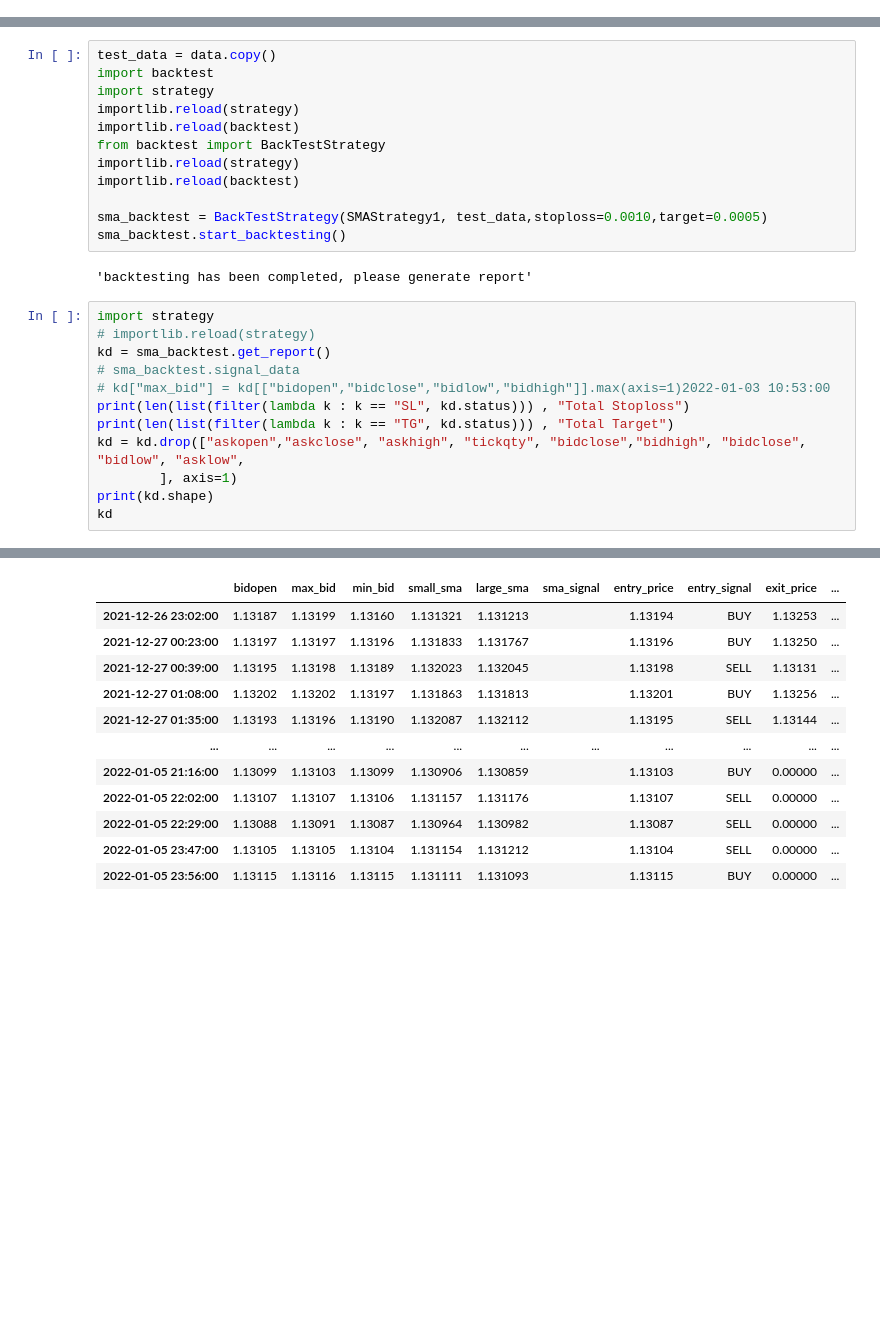
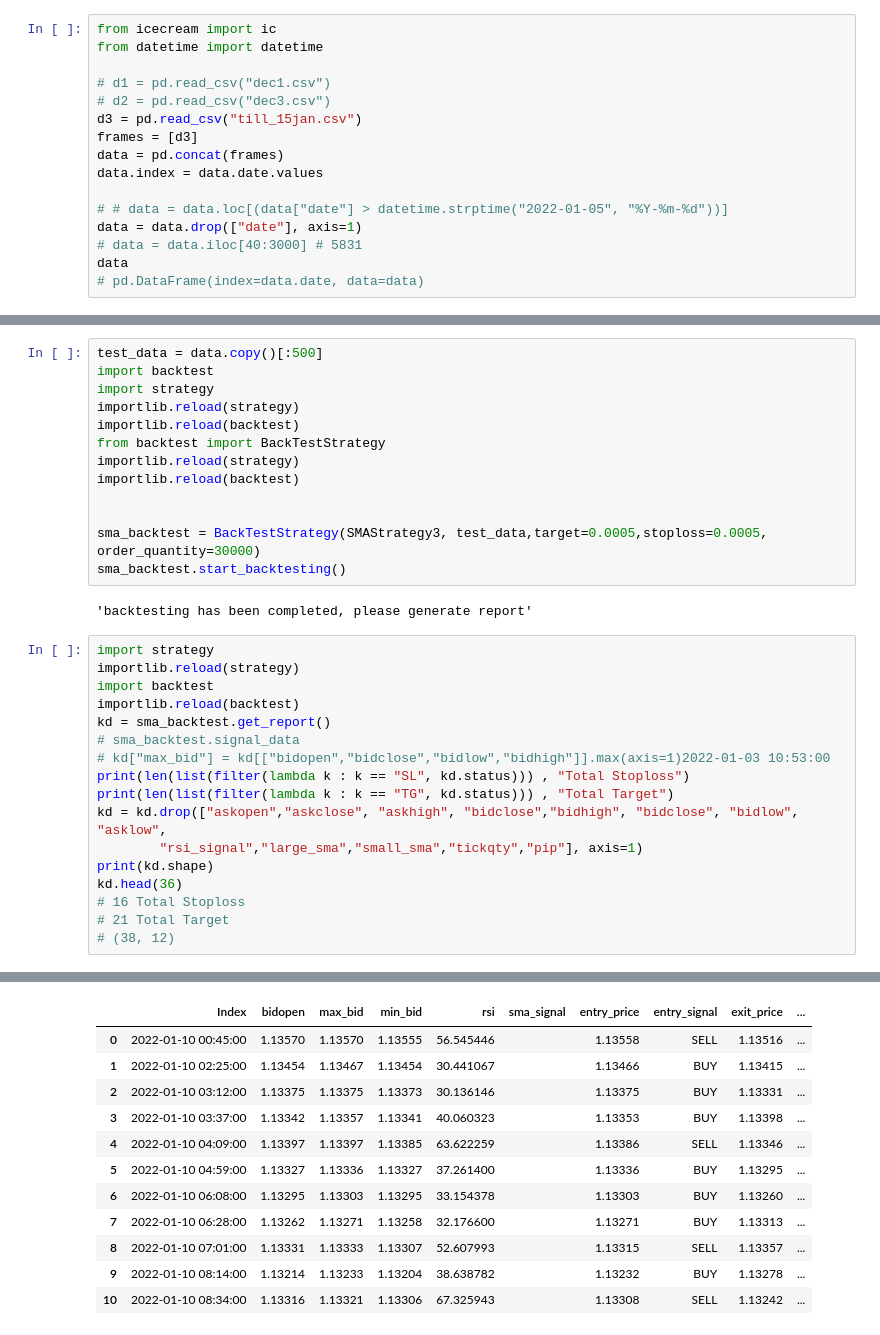
Before and after one commit to sonupal129/affinity, a Jupyter notebook: algo_test.ipynb, the cells around one changed output, grey strips where cells are left out. Saved outputs shown, nothing was run; the diff lists cells and outputs as text; blank space fills up the shorter version.

Commit message:
added new code to the backtsting, modified current logic for exit strategy in backtesting and added option to add custom exit strategy in backtesting to get more refined result

```diff
--- a/algo_test.ipynb
+++ b/algo_test.ipynb
@@ -36,3 +40,19 @@ def arraySortedOrNot(arr):
 
     # Recursion applied till last element
     return arr[0] <= arr[1] and arraySortedOrNot(arr[1:])
+# %%
+from icecream import ic
+from datetime import datetime
+
+# d1 = pd.read_csv("dec1.csv")
+# d2 = pd.read_csv("dec3.csv")
+d3 = pd.read_csv("till_15jan.csv")
+frames = [d3]
+data = pd.concat(frames)
+data.index = data.date.values
+
+# # data = data.loc[(data["date"] > datetime.strptime("2022-01-05", "%Y-%m-%d"))]
+data = data.drop(["date"], axis=1)
+# data = data.iloc[40:3000] # 5831
+data
+# pd.DataFrame(index=data.date, data=data)
@@ -247,5 +695,5 @@ class SMAStrategy1(BaseStrategy):
 # %%
-test_data = data.copy()
+test_data = data.copy()[:500]
 import backtest
 import strategy
 importlib.reload(strategy)
@@ -254,20 +702,26 @@ from backtest import BackTestStrategy
 importlib.reload(strategy)
 importlib.reload(backtest)
 
-sma_backtest = BackTestStrategy(SMAStrategy1, test_data,stoploss=0.0010,target=0.0005)
+
+sma_backtest = BackTestStrategy(SMAStrategy3, test_data,target=0.0005,stoploss=0.0005, order_quantity=30000)
 sma_backtest.start_backtesting()
 # %% [output]
 'backtesting has been completed, please generate report'
 # %%
 import strategy
-# importlib.reload(strategy)
+importlib.reload(strategy)
+import backtest
+importlib.reload(backtest)
 kd = sma_backtest.get_report()
 # sma_backtest.signal_data
 # kd["max_bid"] = kd[["bidopen","bidclose","bidlow","bidhigh"]].max(axis=1)2022-01-03 10:53:00
 print(len(list(filter(lambda k : k == "SL", kd.status))) , "Total Stoploss")
 print(len(list(filter(lambda k : k == "TG", kd.status))) , "Total Target")
-kd = kd.drop(["askopen","askclose", "askhigh", "tickqty", "bidclose","bidhigh", "bidclose", "bidlow", "asklow",
-        ], axis=1)
+kd = kd.drop(["askopen","askclose", "askhigh", "bidclose","bidhigh", "bidclose", "bidlow", "asklow",
+        "rsi_signal","large_sma","small_sma","tickqty","pip"], axis=1)
 print(kd.shape)
-kd
+kd.head(36)
+# 16 Total Stoploss
+# 21 Total Target
+# (38, 12)
 # %% [output]
@@ -277,12 +732,12 @@ kd
-|  | bidopen | max_bid | min_bid | small_sma | large_sma | sma_signal | entry_price | entry_signal | exit_price | ... |
-| 2021-12-26 23:02:00 | 1.13187 | 1.13199 | 1.13160 | 1.131321 | 1.131213 |  | 1.13194 | BUY | 1.13253 | ... |
-| 2021-12-27 00:23:00 | 1.13197 | 1.13197 | 1.13196 | 1.131833 | 1.131767 |  | 1.13196 | BUY | 1.13250 | ... |
-| 2021-12-27 00:39:00 | 1.13195 | 1.13198 | 1.13189 | 1.132023 | 1.132045 |  | 1.13198 | SELL | 1.13131 | ... |
-| 2021-12-27 01:08:00 | 1.13202 | 1.13202 | 1.13197 | 1.131863 | 1.131813 |  | 1.13201 | BUY | 1.13256 | ... |
-| 2021-12-27 01:35:00 | 1.13193 | 1.13196 | 1.13190 | 1.132087 | 1.132112 |  | 1.13195 | SELL | 1.13144 | ... |
-| ... | ... | ... | ... | ... | ... | ... | ... | ... | ... | ... |
-| 2022-01-05 21:16:00 | 1.13099 | 1.13103 | 1.13099 | 1.130906 | 1.130859 |  | 1.13103 | BUY | 0.00000 | ... |
-| 2022-01-05 22:02:00 | 1.13107 | 1.13107 | 1.13106 | 1.131157 | 1.131176 |  | 1.13107 | SELL | 0.00000 | ... |
-| 2022-01-05 22:29:00 | 1.13088 | 1.13091 | 1.13087 | 1.130964 | 1.130982 |  | 1.13087 | SELL | 0.00000 | ... |
-| 2022-01-05 23:47:00 | 1.13105 | 1.13105 | 1.13104 | 1.131154 | 1.131212 |  | 1.13104 | SELL | 0.00000 | ... |
-| 2022-01-05 23:56:00 | 1.13115 | 1.13116 | 1.13115 | 1.131111 | 1.131093 |  | 1.13115 | BUY | 0.00000 | ... |
+|  | Index | bidopen | max_bid | min_bid | rsi | sma_signal | entry_price | entry_signal | exit_price | ... |
+| 0 | 2022-01-10 00:45:00 | 1.13570 | 1.13570 | 1.13555 | 56.545446 |  | 1.13558 | SELL | 1.13516 | ... |
+| 1 | 2022-01-10 02:25:00 | 1.13454 | 1.13467 | 1.13454 | 30.441067 |  | 1.13466 | BUY | 1.13415 | ... |
+| 2 | 2022-01-10 03:12:00 | 1.13375 | 1.13375 | 1.13373 | 30.136146 |  | 1.13375 | BUY | 1.13331 | ... |
+| 3 | 2022-01-10 03:37:00 | 1.13342 | 1.13357 | 1.13341 | 40.060323 |  | 1.13353 | BUY | 1.13398 | ... |
+| 4 | 2022-01-10 04:09:00 | 1.13397 | 1.13397 | 1.13385 | 63.622259 |  | 1.13386 | SELL | 1.13346 | ... |
+| 5 | 2022-01-10 04:59:00 | 1.13327 | 1.13336 | 1.13327 | 37.261400 |  | 1.13336 | BUY | 1.13295 | ... |
+| 6 | 2022-01-10 06:08:00 | 1.13295 | 1.13303 | 1.13295 | 33.154378 |  | 1.13303 | BUY | 1.13260 | ... |
+| 7 | 2022-01-10 06:28:00 | 1.13262 | 1.13271 | 1.13258 | 32.176600 |  | 1.13271 | BUY | 1.13313 | ... |
+| 8 | 2022-01-10 07:01:00 | 1.13331 | 1.13333 | 1.13307 | 52.607993 |  | 1.13315 | SELL | 1.13357 | ... |
+| 9 | 2022-01-10 08:14:00 | 1.13214 | 1.13233 | 1.13204 | 38.638782 |  | 1.13232 | BUY | 1.13278 | ... |
+| 10 | 2022-01-10 08:34:00 | 1.13316 | 1.13321 | 1.13306 | 67.325943 |  | 1.13308 | SELL | 1.13242 | ... |
```
Also changed, not shown: parts of 15 cells of this notebook, 2 other files.
